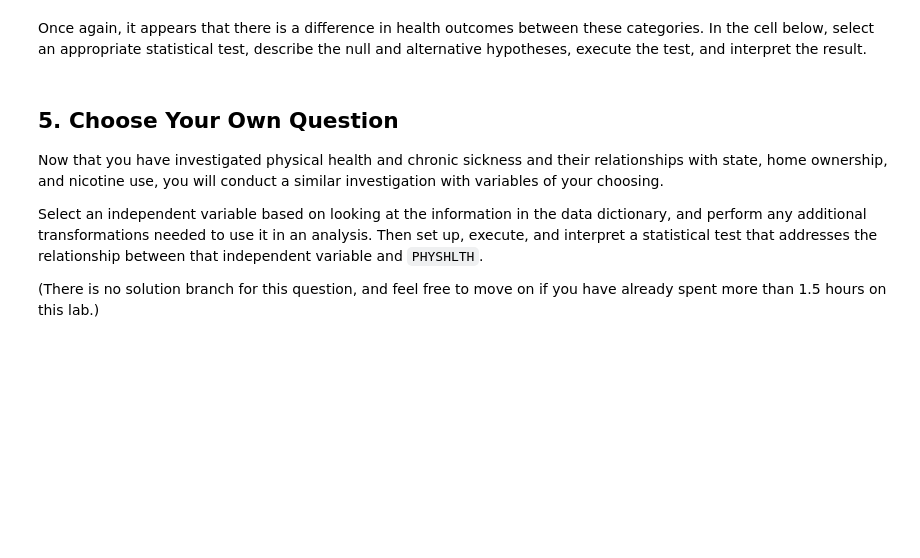
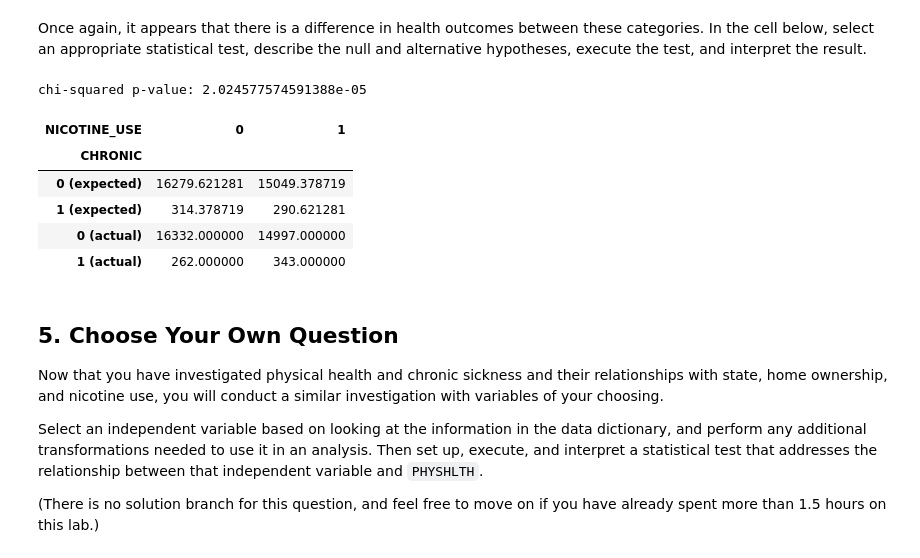
Before and after one commit to kevgross89/dsc-hypothesis-testing-lab, a Jupyter notebook: index.ipynb, the cells around one changed output. Drawn from its saved outputs; the diff is of its cells as text; code cells hidden in the pictures; blank space fills up the shorter version.

```diff
--- a/index.ipynb
+++ b/index.ipynb
@@ -377,7 +434,14 @@ We define nicotine use as:
 
 If a record matches one or more of the above criteria, `NICOTINE_USE` should be 1. Otherwise, `NICOTINE_USE` should be 0. Go ahead and keep all of the "Don't know" or "Refused" answers as 0.
 # %%
-# Your code here
+smoker = ((df['SMOKE100'] == 1) |
+            (df['USENOW3'] == 1) |
+            (df['USENOW3'] == 2) |
+            (df['ECIGARET'] == 1))
+
+df['NICOTINE_USE'] = 0
+
+df.loc[smoker, 'NICOTINE_USE'] = 1
 
 # Look at the distribution of values
 df["NICOTINE_USE"].value_counts(normalize=True)
@@ -386,7 +454,7 @@ This time, let's treat health status as a categorical variable. We'll say that a
 
 In the cell below, create a new column of `df` called `CHRONIC`, which is 0 for records where `PHYSHLTH` is less than 15, and 1 for records where `PHYSHLTH` is 15 or more.
 # %%
-# Your code here
+df["CHRONIC"] = (df["PHYSHLTH"] >= 15).apply(int)
 
 # View the distribution of the newly-created column
 df["CHRONIC"].value_counts()
@@ -424,3 +507,22 @@ Once again, it appears that there is a difference in health outcomes between the
+# %%
+chi2, p, dof, expected = scipy.stats.chi2_contingency(contingency_table)
+
+print("chi-squared p-value:", p)
+
+results_table = pd.concat([pd.DataFrame(expected), contingency_table])
+results_table.columns.name = "NICOTINE_USE"
+
+results_table.index = ["0 (expected)", "1 (expected)", "0 (actual)", "1 (actual)"]
+results_table.index.name = "CHRONIC"
+results_table
+# %% [output]
+chi-squared p-value: 2.024577574591388e-05
+| NICOTINE_USE | 0 | 1 |
+| CHRONIC |  |  |
+| 0 (expected) | 16279.621281 | 15049.378719 |
+| 1 (expected) | 314.378719 | 290.621281 |
+| 0 (actual) | 16332.000000 | 14997.000000 |
+| 1 (actual) | 262.000000 | 343.000000 |
 # %% [markdown]
 ## 5. Choose Your Own Question
 
```
Also changed, not shown: parts of 19 cells of this notebook.
